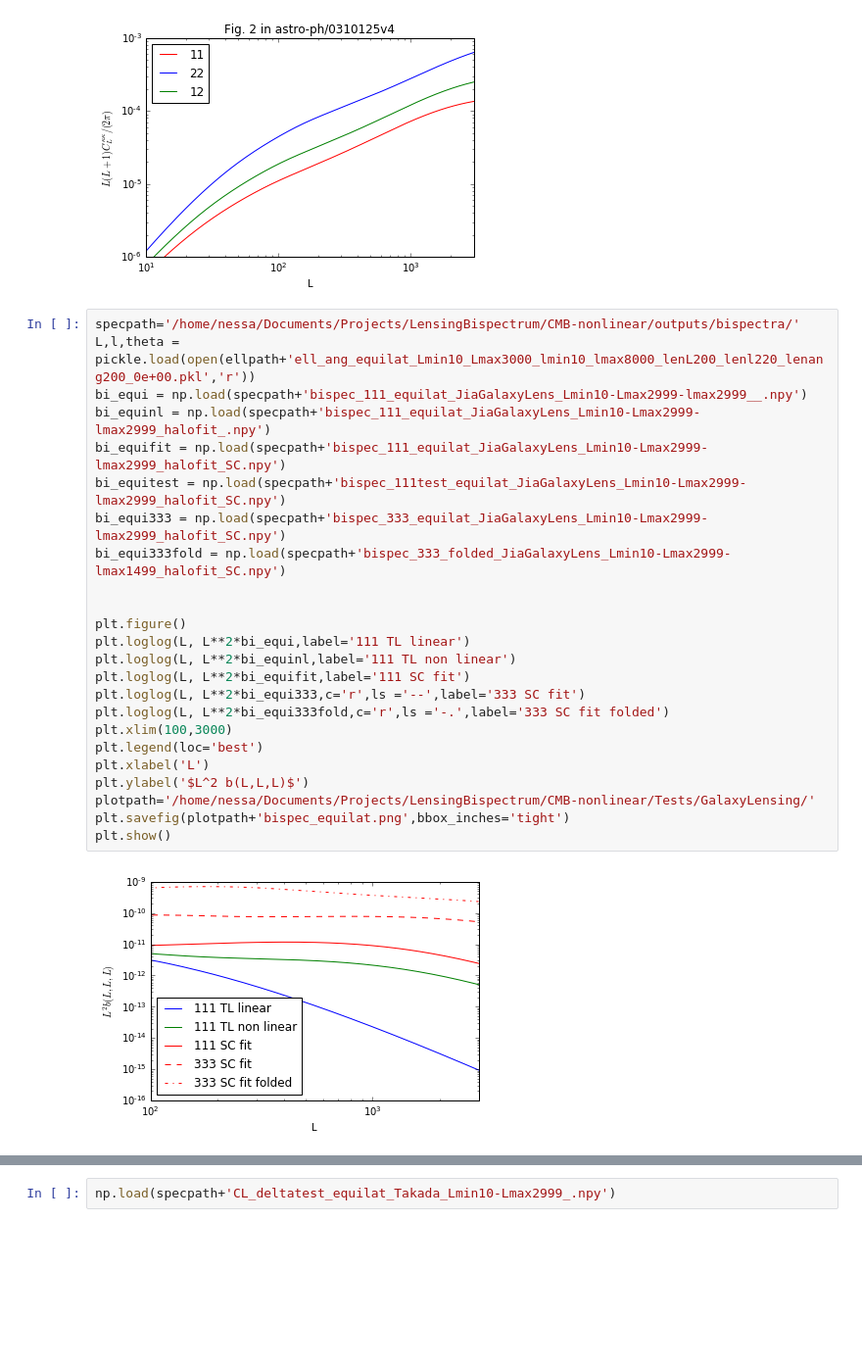
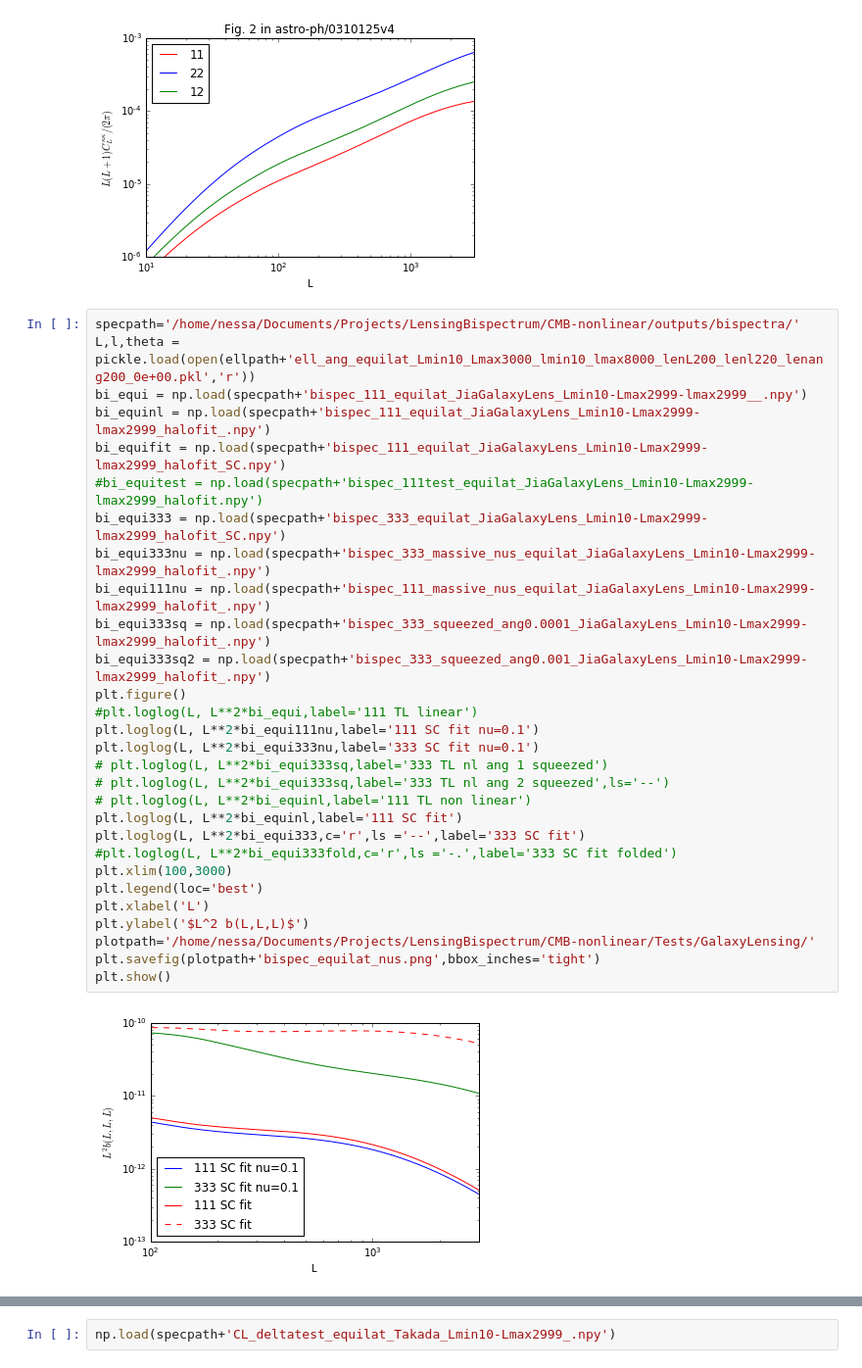
Before and after one commit to VMBoehm/BispectrumBias, a Jupyter notebook: TestBispectra.ipynb, the cells around one changed output, grey strips where cells are left out. Shown: that part at 98% size. Drawn from its saved outputs; the diff is of its cells as text; blank space fills up the shorter version.

```diff
--- a/TestBispectra.ipynb
+++ b/TestBispectra.ipynb
@@ -87,29 +87,34 @@ plt.show()
 # %%
 specpath='/home/nessa/Documents/Projects/LensingBispectrum/CMB-nonlinear/outputs/bispectra/'
 L,l,theta = pickle.load(open(ellpath+'ell_ang_equilat_Lmin10_Lmax3000_lmin10_lmax8000_lenL200_lenl220_lenang200_0e+00.pkl','r'))
 bi_equi = np.load(specpath+'bispec_111_equilat_JiaGalaxyLens_Lmin10-Lmax2999-lmax2999__.npy')
 bi_equinl = np.load(specpath+'bispec_111_equilat_JiaGalaxyLens_Lmin10-Lmax2999-lmax2999_halofit_.npy')
 bi_equifit = np.load(specpath+'bispec_111_equilat_JiaGalaxyLens_Lmin10-Lmax2999-lmax2999_halofit_SC.npy')
-bi_equitest = np.load(specpath+'bispec_111test_equilat_JiaGalaxyLens_Lmin10-Lmax2999-lmax2999_halofit_SC.npy')
+#bi_equitest = np.load(specpath+'bispec_111test_equilat_JiaGalaxyLens_Lmin10-Lmax2999-lmax2999_halofit.npy')
 bi_equi333 = np.load(specpath+'bispec_333_equilat_JiaGalaxyLens_Lmin10-Lmax2999-lmax2999_halofit_SC.npy')
-bi_equi333fold = np.load(specpath+'bispec_333_folded_JiaGalaxyLens_Lmin10-Lmax2999-lmax1499_halofit_SC.npy')
-
-
+bi_equi333nu = np.load(specpath+'bispec_333_massive_nus_equilat_JiaGalaxyLens_Lmin10-Lmax2999-lmax2999_halofit_.npy')
+bi_equi111nu = np.load(specpath+'bispec_111_massive_nus_equilat_JiaGalaxyLens_Lmin10-Lmax2999-lmax2999_halofit_.npy')
+bi_equi333sq = np.load(specpath+'bispec_333_squeezed_ang0.0001_JiaGalaxyLens_Lmin10-Lmax2999-lmax2999_halofit_.npy')
+bi_equi333sq2 = np.load(specpath+'bispec_333_squeezed_ang0.001_JiaGalaxyLens_Lmin10-Lmax2999-lmax2999_halofit_.npy')
 plt.figure()
-plt.loglog(L, L**2*bi_equi,label='111 TL linear')
-plt.loglog(L, L**2*bi_equinl,label='111 TL non linear')
-plt.loglog(L, L**2*bi_equifit,label='111 SC fit')
+#plt.loglog(L, L**2*bi_equi,label='111 TL linear')
+plt.loglog(L, L**2*bi_equi111nu,label='111 SC fit nu=0.1')
+plt.loglog(L, L**2*bi_equi333nu,label='333 SC fit nu=0.1')
+# plt.loglog(L, L**2*bi_equi333sq,label='333 TL nl ang 1 squeezed')
+# plt.loglog(L, L**2*bi_equi333sq,label='333 TL nl ang 2 squeezed',ls='--')
+# plt.loglog(L, L**2*bi_equinl,label='111 TL non linear')
+plt.loglog(L, L**2*bi_equinl,label='111 SC fit')
 plt.loglog(L, L**2*bi_equi333,c='r',ls ='--',label='333 SC fit')
-plt.loglog(L, L**2*bi_equi333fold,c='r',ls ='-.',label='333 SC fit folded')
+#plt.loglog(L, L**2*bi_equi333fold,c='r',ls ='-.',label='333 SC fit folded')
 plt.xlim(100,3000)
 plt.legend(loc='best')
 plt.xlabel('L')
 plt.ylabel('$L^2 b(L,L,L)$')
 plotpath='/home/nessa/Documents/Projects/LensingBispectrum/CMB-nonlinear/Tests/GalaxyLensing/'
-plt.savefig(plotpath+'bispec_equilat.png',bbox_inches='tight')
+plt.savefig(plotpath+'bispec_equilat_nus.png',bbox_inches='tight')
 plt.show()
 # %% [output]
-[figure, old version]
+[figure, new version]
 # %%
 L,l,theta   = pickle.load(open(ellpath+'ell_ang_equilat_Lmin10_Lmax3000_lmin10_lmax8000_lenL200_lenl220_lenang200_0e+00.pkl','r'))
 specpath='/home/nessa/Documents/Projects/LensingBispectrum/CMB-nonlinear/outputs/power_spectra/'
```
Also changed, not shown: parts of 3 cells of this notebook, 2 other files.
